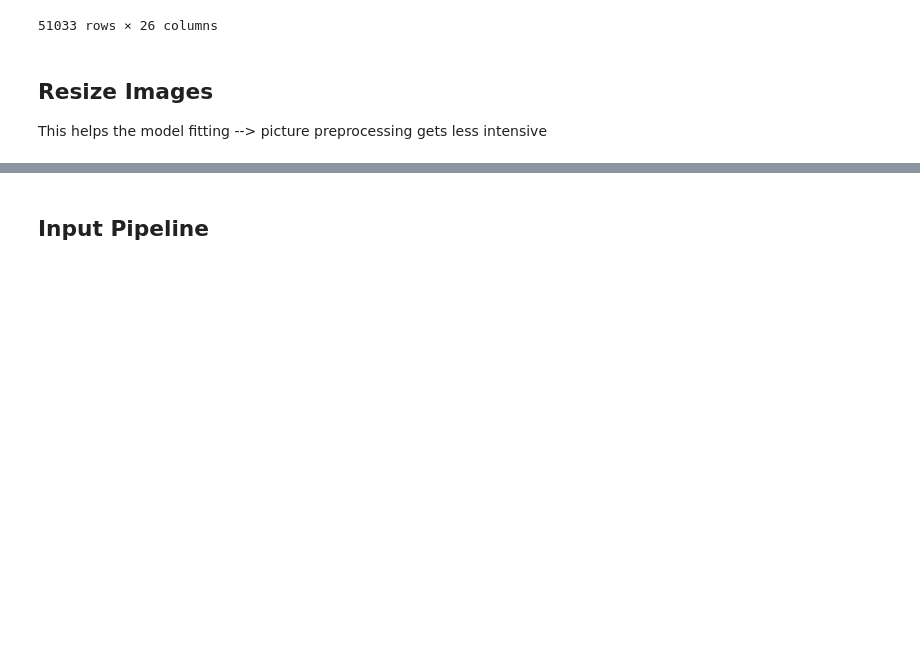
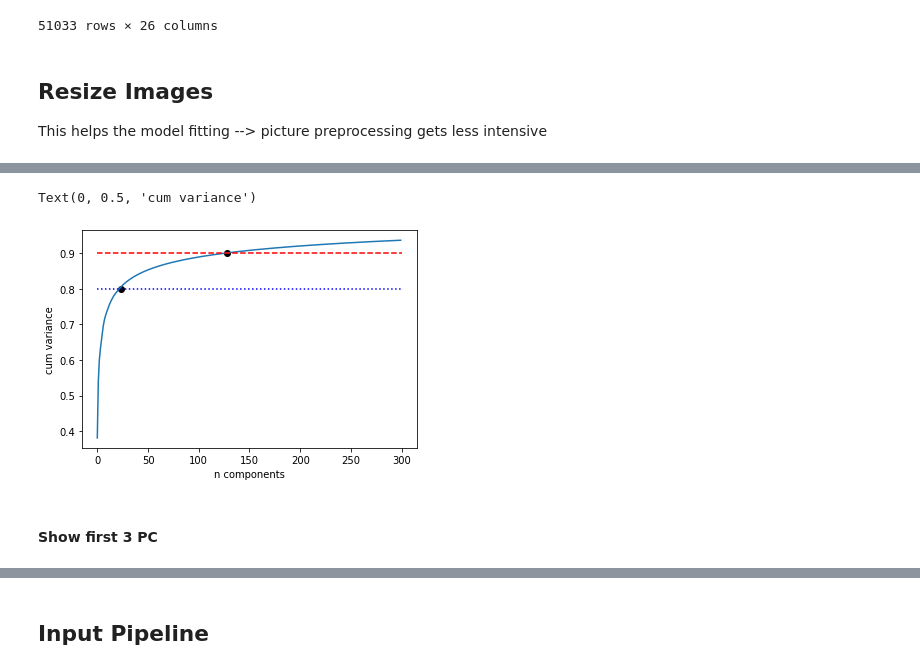
Before and after one commit to oliverweissl/MachineLearning-Project, a Jupyter notebook: input_pipeline.ipynb, the cells around one changed output, grey strips where cells are left out. Saved outputs shown, nothing was run; the diff lists cells and outputs as text; code cells hidden in the pictures; blank space fills up the shorter version.

```diff
--- a/input_pipeline.ipynb
+++ b/input_pipeline.ipynb
@@ -178,0 +187,13 @@ PCA_COMPONENTS = pca_analyzed.components_.shape[0]
+# %%
+plt.plot(np.cumsum(test_pca_analyzed.explained_variance_ratio_))
+plt.hlines(0.9,color="red",xmin=0, xmax=300, linestyle="dashed")
+plt.hlines(0.8,color="blue",xmin=0, xmax=300, linestyle="dotted")
+plt.scatter(128,0.9, color='black')
+plt.scatter(23,0.8, color='black' )
+plt.xlabel("n components")
+plt.ylabel("cum variance")
+# %% [output]
+Text(0, 0.5, 'cum variance')
+[figure, added]
+# %% [markdown]
+#### Show first 3 PC
```
Also changed, not shown: parts of 19 cells of this notebook.
